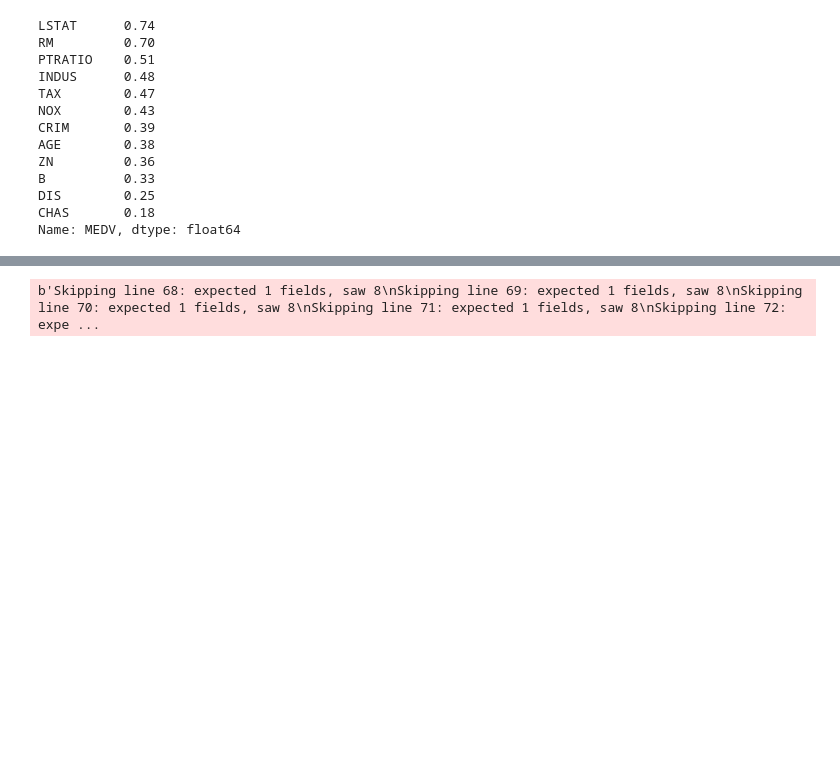
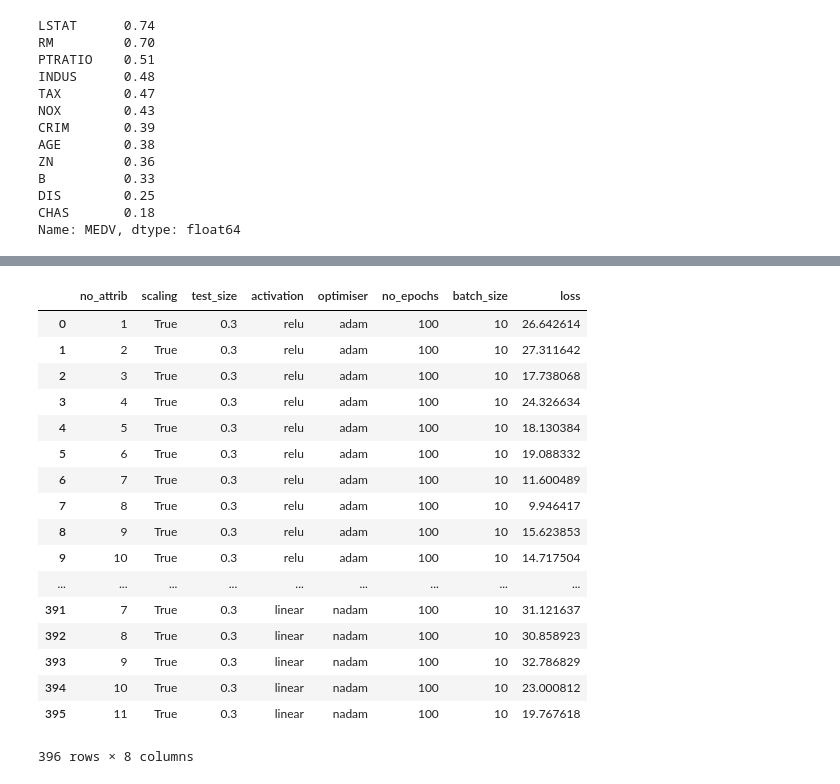
Before and after one commit to YBrady/02-MLS-Project, a Jupyter notebook: Predict.ipynb, the cells around one changed output, grey strips where cells are left out. Drawn from its saved outputs; the diff is of its cells as text; code cells hidden in the pictures; blank space fills up the shorter version.

```diff
--- a/Predict.ipynb
+++ b/Predict.ipynb
@@ -217,14 +217,34 @@ if yesCreateModels == True:
     # Create a dataframe with the results and save it to a csv file if you don't want to go through the model generation in future
     columns = ["no_attrib", "scaling", "test_size", "activation", "optimiser", "no_epochs", "batch_size", "loss"]
     tempdf = pd.DataFrame(results, columns=columns)
-    tempdf.to_csv (r'data\results.csv', mode =csvWriteType, index = None, header=True, sep =",")
+    tempdf.to_csv (r'data\results.csv', mode =csvWriteType, index = None, header=(csvWriteType == "w"), sep =",")
 
 #else:
     # If you didn't want to do the generation, read the csv file already prepared
     #df = pd.read_csv(r'data\results.csv')
-df = pd.read_csv(r"data\results.csv", error_bad_lines=False)
+#df = pd.read_csv(r"data\results.csv", error_bad_lines=False)
-# %% [output]
-b'Skipping line 68: expected 1 fields, saw 8\nSkipping line 69: expected 1 fields, saw 8\nSkipping line 70: expected 1 fields, saw 8\nSkipping line 71: expected 1 fields, saw 8\nSkipping line 72: expe ...
+# %%
+df = pd.read_csv(r"data\results.csv", error_bad_lines=False)
+df
+# %% [output]
+|  | no_attrib | scaling | test_size | activation | optimiser | no_epochs | batch_size | loss |
+| 0 | 1 | True | 0.3 | relu | adam | 100 | 10 | 26.642614 |
+| 1 | 2 | True | 0.3 | relu | adam | 100 | 10 | 27.311642 |
+| 2 | 3 | True | 0.3 | relu | adam | 100 | 10 | 17.738068 |
+| 3 | 4 | True | 0.3 | relu | adam | 100 | 10 | 24.326634 |
+| 4 | 5 | True | 0.3 | relu | adam | 100 | 10 | 18.130384 |
+| 5 | 6 | True | 0.3 | relu | adam | 100 | 10 | 19.088332 |
+| 6 | 7 | True | 0.3 | relu | adam | 100 | 10 | 11.600489 |
+| 7 | 8 | True | 0.3 | relu | adam | 100 | 10 | 9.946417 |
+| 8 | 9 | True | 0.3 | relu | adam | 100 | 10 | 15.623853 |
+| 9 | 10 | True | 0.3 | relu | adam | 100 | 10 | 14.717504 |
+| ... | ... | ... | ... | ... | ... | ... | ... | ... |
+| 391 | 7 | True | 0.3 | linear | nadam | 100 | 10 | 31.121637 |
+| 392 | 8 | True | 0.3 | linear | nadam | 100 | 10 | 30.858923 |
+| 393 | 9 | True | 0.3 | linear | nadam | 100 | 10 | 32.786829 |
+| 394 | 10 | True | 0.3 | linear | nadam | 100 | 10 | 23.000812 |
+| 395 | 11 | True | 0.3 | linear | nadam | 100 | 10 | 19.767618 |
+396 rows × 8 columns
 # %%
 # Plot the actvations to see which performed best
 plt.rcParams['figure.figsize'] = [16, 6]
```
Also changed, not shown: parts of 4 cells of this notebook, 1 other file.
